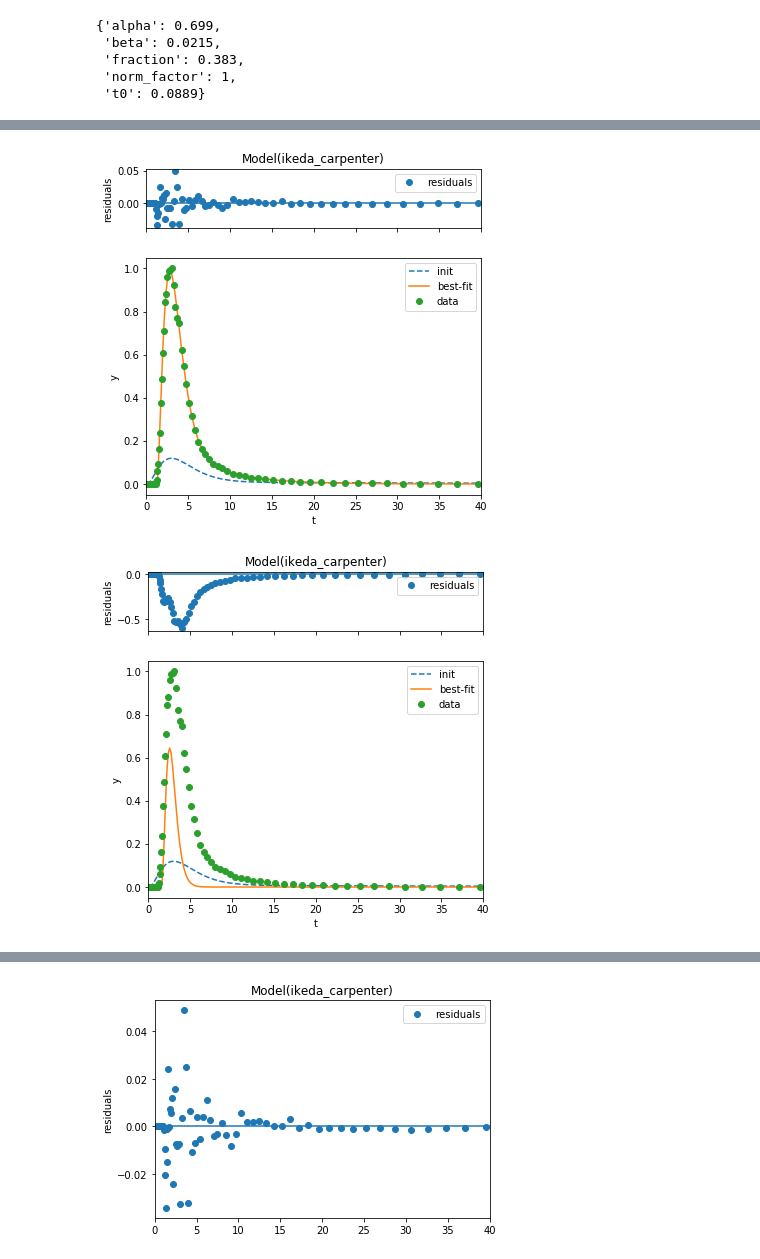
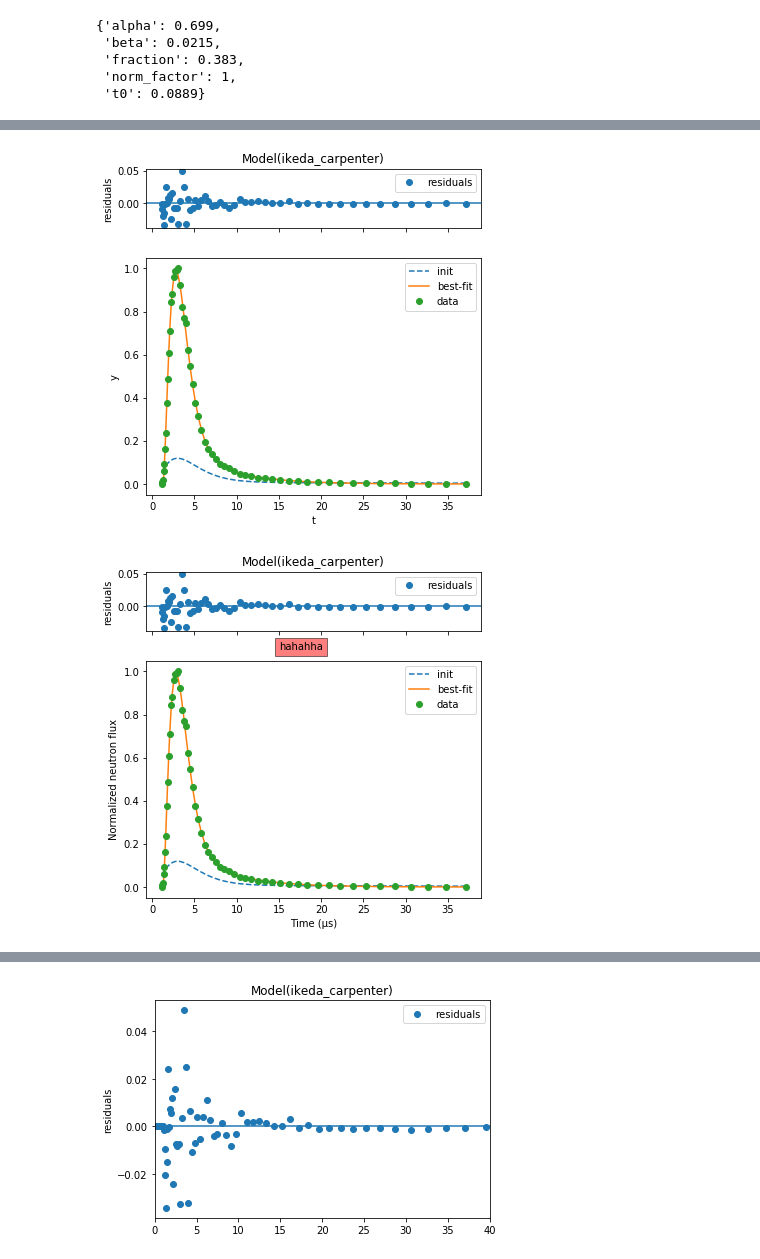
Before and after one commit to ornlneutronimaging/ResoFit, a Jupyter notebook: ResoFit/fit_neutron_pulse_shape.ipynb, the cells around one changed output, grey strips where cells are left out. Drawn from its saved outputs; the diff is of its cells as text; code cells hidden in the pictures.

```diff
--- a/ResoFit/fit_neutron_pulse_shape.ipynb
+++ b/ResoFit/fit_neutron_pulse_shape.ipynb
@@ -155,14 +114,16 @@ print(result.fit_report())
 # %%
 result.plot()
-plt.xlim(left=0,
-         right=40)
+
 plt.show()
 # %% [output]
-[figure, old version]
+[figure, new version]
-# %%
-result.plot()
-plt.xlim(left=0,
-         right=40)
-plt.show()
-# %% [output]
-[figure, removed]
+# %%
+# result.plot(initfmt='None', init_kws={'label': '_nolegend_'})
+# result.plot(initfmt='None', ylabel='Normalized neutron flux', xlabel='Time (µs)', ax_fit_kws={'fig_title': '1asdasd'})
+# result.plot(initfmt='None', ylabel='Normalized neutron flux', xlabel='Time (µs)')
+result.plot(ylabel='Normalized neutron flux', xlabel='Time (µs)')
+plt.text(x=15, y=1.1, s='hahahha', horizontalalignment='center', verticalalignment='center',
+        bbox=dict(facecolor='red', alpha=0.5))
+plt.show()
+# %% [output]
+[figure, added]
```
Also changed, not shown: parts of 23 cells of this notebook, 2 other files.
